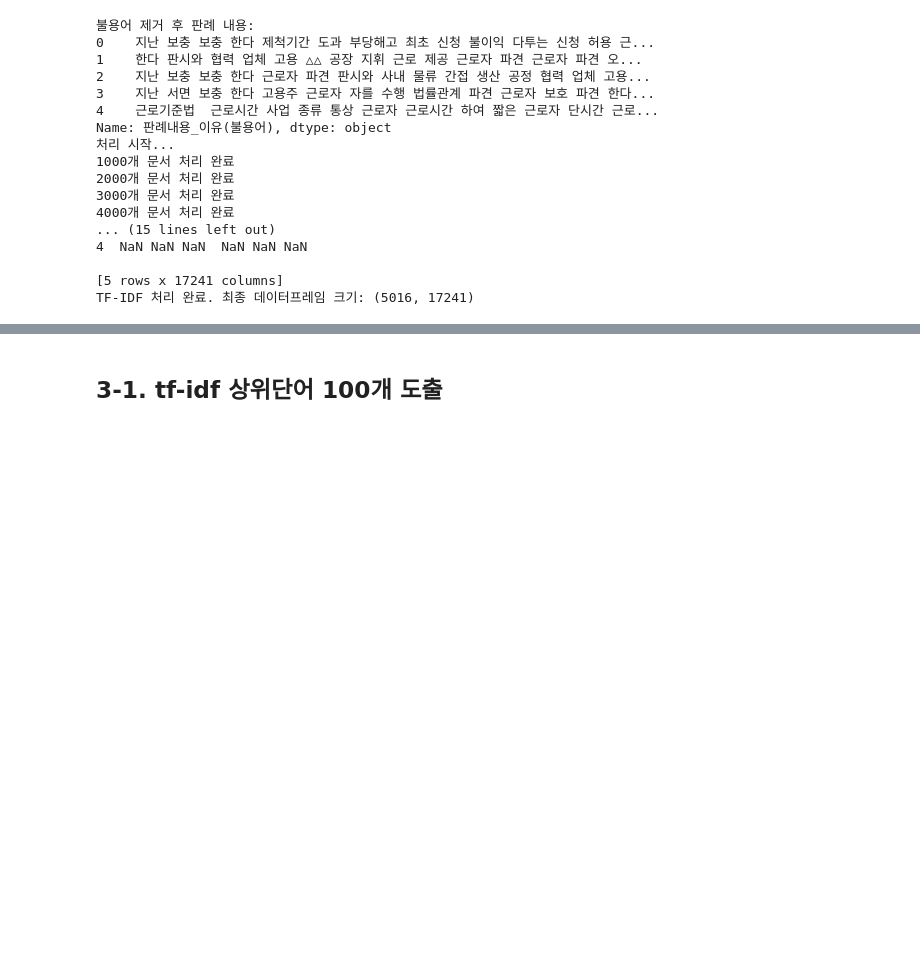
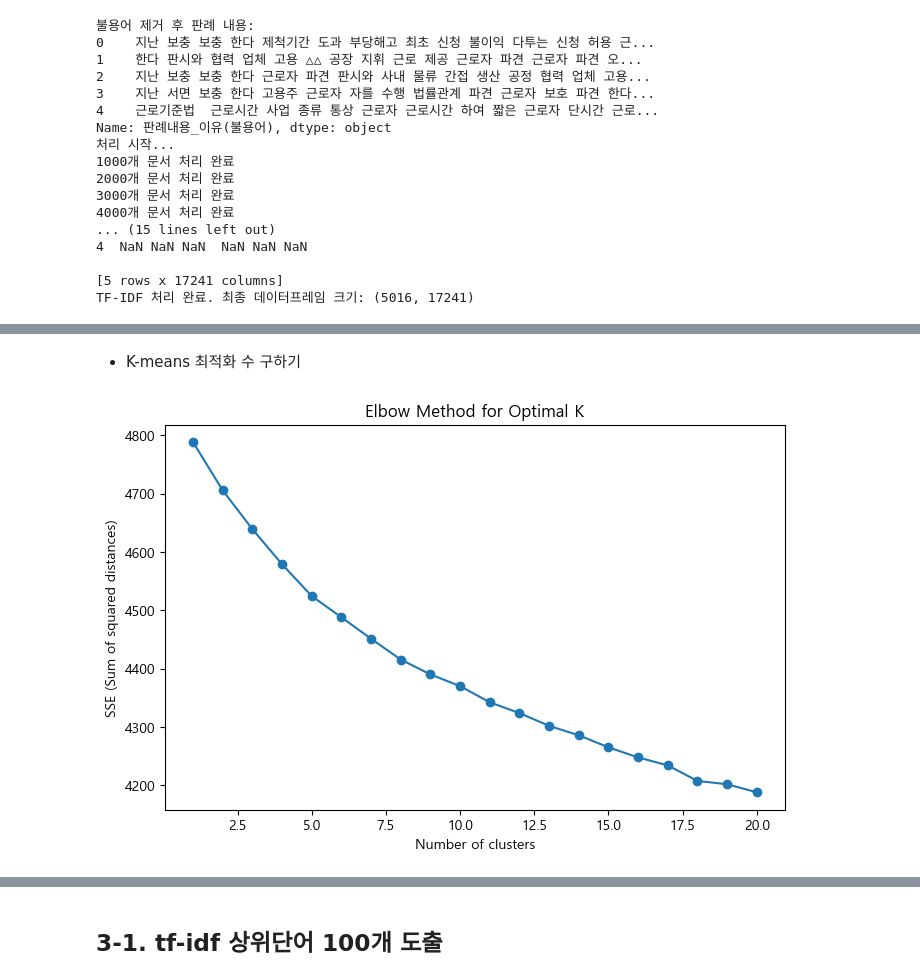
Before and after one commit to sesac-NoF/NoF, a Jupyter notebook: Labor_precedent_EDA/10_Labor_Real_라벨링.ipynb, the cells around one changed output, grey strips where cells are left out. Cells and saved outputs as stored; diff of their text form; code cells hidden in the pictures; blank space fills up the shorter version.

```diff
--- a/Labor_precedent_EDA/10_Labor_Real_라벨링.ipynb
+++ b/Labor_precedent_EDA/10_Labor_Real_라벨링.ipynb
@@ -181,3 +182,10 @@ Name: 판례내용_이유(불용어), Length: 5016, dtype: object
 df_labor.to_csv(r'C:\Users\user\Desktop\프로젝트 기획서\NoF\data\df_labor_real_cleaned3.csv', index=False, encoding='utf-8-sig')
 # %% [markdown]
 TF-IDF 수행 : chunk 로 효율성 높이기
+# %%
+current_dir = os.path.dirname(os.path.abspath('df_labor_real_cleaned3.csv'))
+data_dir = os.path.join(current_dir, '..', 'data')
+file_path = os.path.join(data_dir, 'df_labor_real_cleaned3.csv')  # 실제 파일명으로 변경
+
+# CSV 파일 읽기
+data = pd.read_csv(file_path)
@@ -183,0 +196,2 @@ TF-IDF 수행 : chunk 로 효율성 높이기
+# %%
+df_labor = pd.read_csv(file_path)
@@ -191,6 +231,7 @@ vectorizer = TfidfVectorizer(max_features=10000, min_df=2, max_df=0.95)
 # 1. 데이터프레임의 '판례내용_제거(불용어)' 열 확인
 print("불용어 제거 후 판례 내용:")
 print(df_labor['판례내용_이유(불용어)'].head())
+df_labor['판례내용_이유(불용어)'] = df_labor['판례내용_이유(불용어)'].fillna('')
 
 # 2. 데이터프레임을 1000개씩 나눠서 처리할 준비
 chunk_size = 1000
@@ -241,0 +321,28 @@ TF-IDF 처리 완료. 최종 데이터프레임 크기: (5016, 17241)
+# %% [markdown]
+* K-means 최적화 수 구하기
+# %%
+# 1. 엘보우(Elbow) 방법 : 클러스터링 수 결정
+# 엘보우 방법은 클러스터 내 오차제곱합(SSE)을 계산하여 클러스터 수가 증가할 때
+# SSE의 감소가 급격히 완화되는 지점을 찾아 클러스터 수를 결정
+import matplotlib.pyplot as plt
+from sklearn.cluster import KMeans
+
+# 클러스터 개수의 범위 설정 (1부터 21까지)
+cluster_range = range(1, 21)
+sse = []  # SSE 값을 저장할 리스트
+
+# 각 클러스터 개수에 대해 K-Means 모델 학습
+for k in cluster_range:
+    kmeans = KMeans(n_clusters=k, random_state=42, n_init=10)  # n_init 값을 명시적으로 10으로 설정
+    kmeans.fit(tfidf_array)  # tfidf_matrix는 TF-IDF로 벡터화된 데이터
+    sse.append(kmeans.inertia_)  # inertia는 클러스터 내 오차제곱합(SSE)
+
+# 엘보우 그래프 시각화
+plt.figure(figsize=(8, 5))
+plt.plot(cluster_range, sse, marker='o')
+plt.title('Elbow Method for Optimal K')
+plt.xlabel('Number of clusters')
+plt.ylabel('SSE (Sum of squared distances)')
+plt.show()
+# %% [output]
+[figure, added]
```
Also changed, not shown: parts of 25 cells of this notebook.
